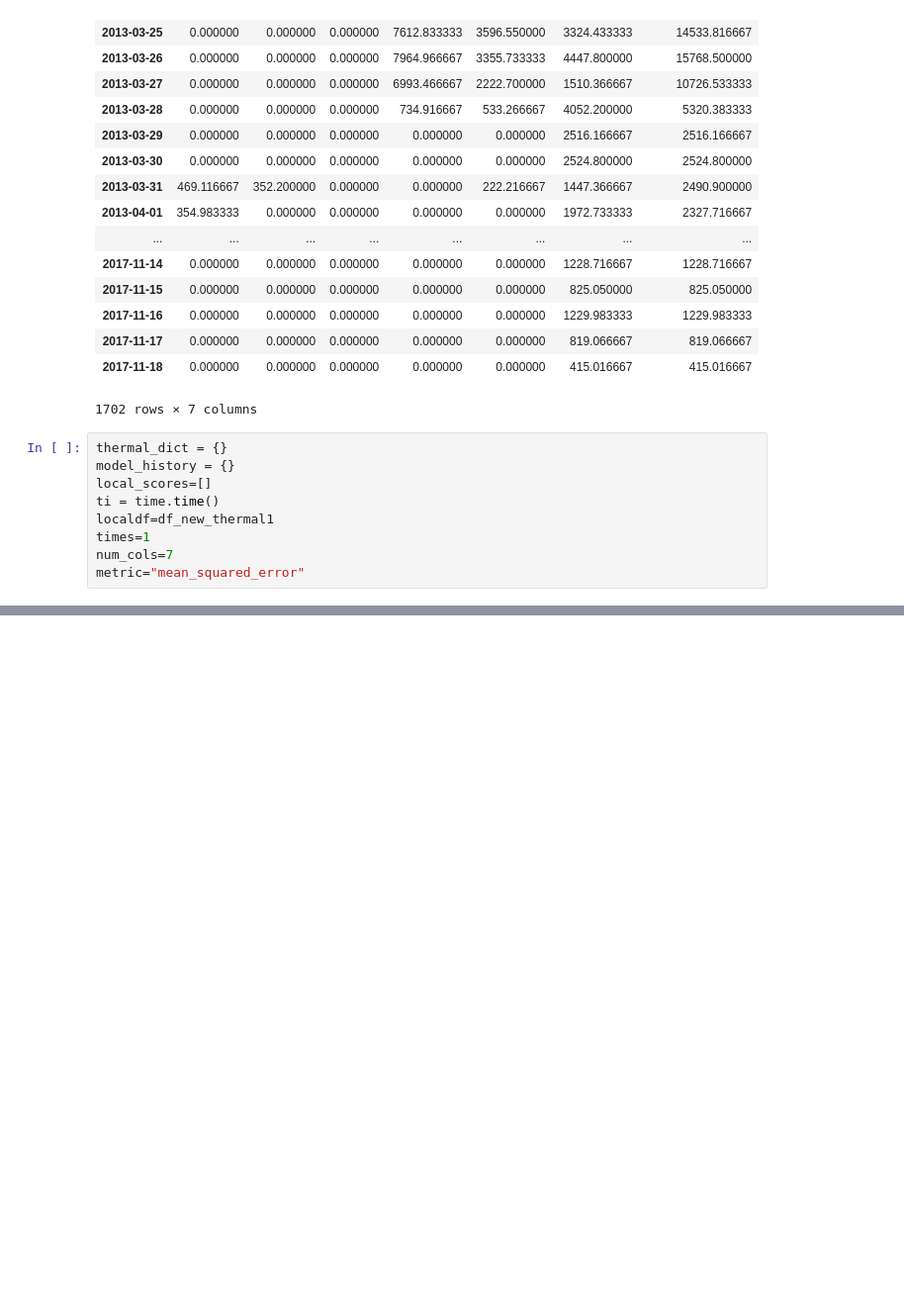
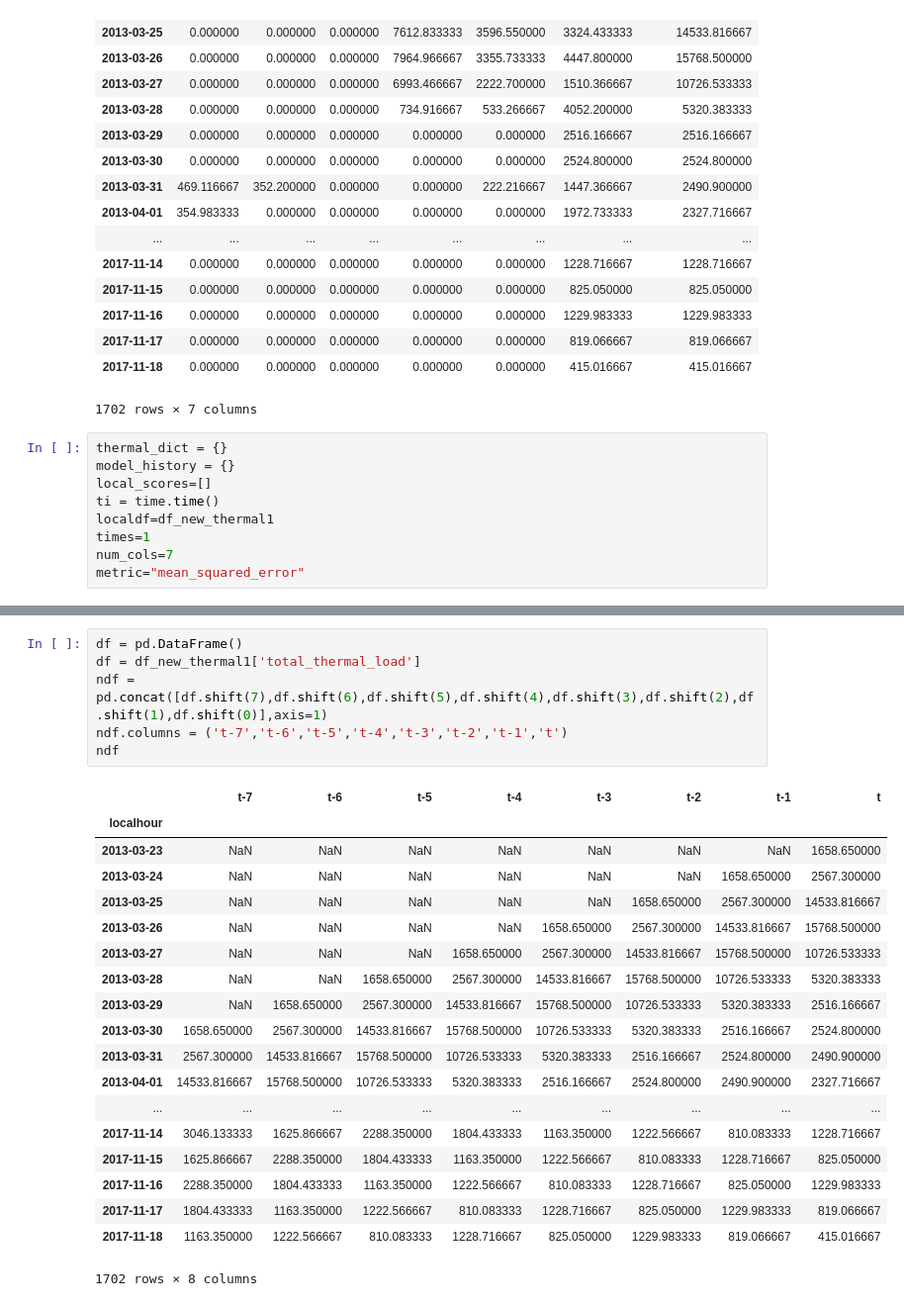
Before and after one commit to adithya8/loadPrediction, a Jupyter notebook: Untitled.ipynb, the cells around one changed output, grey strips where cells are left out. Shown: that part at 99% size. Cells and saved outputs as stored; diff of their text form; blank space fills up the shorter version.

```diff
--- a/Untitled.ipynb
+++ b/Untitled.ipynb
@@ -337,0 +350,26 @@ plt.show()
+# %%
+df = pd.DataFrame()
+df = df_new_thermal1['total_thermal_load']
+ndf = pd.concat([df.shift(7),df.shift(6),df.shift(5),df.shift(4),df.shift(3),df.shift(2),df.shift(1),df.shift(0)],axis=1)
+ndf.columns = ('t-7','t-6','t-5','t-4','t-3','t-2','t-1','t')
+ndf
+# %% [output]
+|  | t-7 | t-6 | t-5 | t-4 | t-3 | t-2 | t-1 | t |
+| localhour |  |  |  |  |  |  |  |  |
+| 2013-03-23 | NaN | NaN | NaN | NaN | NaN | NaN | NaN | 1658.650000 |
+| 2013-03-24 | NaN | NaN | NaN | NaN | NaN | NaN | 1658.650000 | 2567.300000 |
+| 2013-03-25 | NaN | NaN | NaN | NaN | NaN | 1658.650000 | 2567.300000 | 14533.816667 |
+| 2013-03-26 | NaN | NaN | NaN | NaN | 1658.650000 | 2567.300000 | 14533.816667 | 15768.500000 |
+| 2013-03-27 | NaN | NaN | NaN | 1658.650000 | 2567.300000 | 14533.816667 | 15768.500000 | 10726.533333 |
+| 2013-03-28 | NaN | NaN | 1658.650000 | 2567.300000 | 14533.816667 | 15768.500000 | 10726.533333 | 5320.383333 |
+| 2013-03-29 | NaN | 1658.650000 | 2567.300000 | 14533.816667 | 15768.500000 | 10726.533333 | 5320.383333 | 2516.166667 |
+| 2013-03-30 | 1658.650000 | 2567.300000 | 14533.816667 | 15768.500000 | 10726.533333 | 5320.383333 | 2516.166667 | 2524.800000 |
+| 2013-03-31 | 2567.300000 | 14533.816667 | 15768.500000 | 10726.533333 | 5320.383333 | 2516.166667 | 2524.800000 | 2490.900000 |
+| 2013-04-01 | 14533.816667 | 15768.500000 | 10726.533333 | 5320.383333 | 2516.166667 | 2524.800000 | 2490.900000 | 2327.716667 |
+| ... | ... | ... | ... | ... | ... | ... | ... | ... |
+| 2017-11-14 | 3046.133333 | 1625.866667 | 2288.350000 | 1804.433333 | 1163.350000 | 1222.566667 | 810.083333 | 1228.716667 |
+| 2017-11-15 | 1625.866667 | 2288.350000 | 1804.433333 | 1163.350000 | 1222.566667 | 810.083333 | 1228.716667 | 825.050000 |
+| 2017-11-16 | 2288.350000 | 1804.433333 | 1163.350000 | 1222.566667 | 810.083333 | 1228.716667 | 825.050000 | 1229.983333 |
+| 2017-11-17 | 1804.433333 | 1163.350000 | 1222.566667 | 810.083333 | 1228.716667 | 825.050000 | 1229.983333 | 819.066667 |
+| 2017-11-18 | 1163.350000 | 1222.566667 | 810.083333 | 1228.716667 | 825.050000 | 1229.983333 | 819.066667 | 415.016667 |
+1702 rows × 8 columns
```
Also changed, not shown: parts of 10 cells of this notebook, 1 other file.
